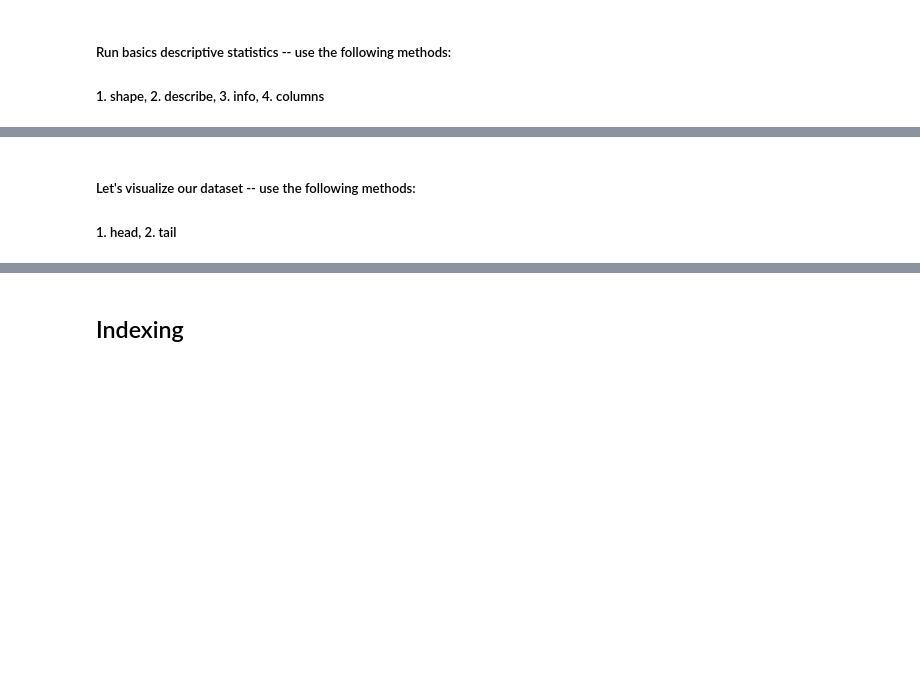
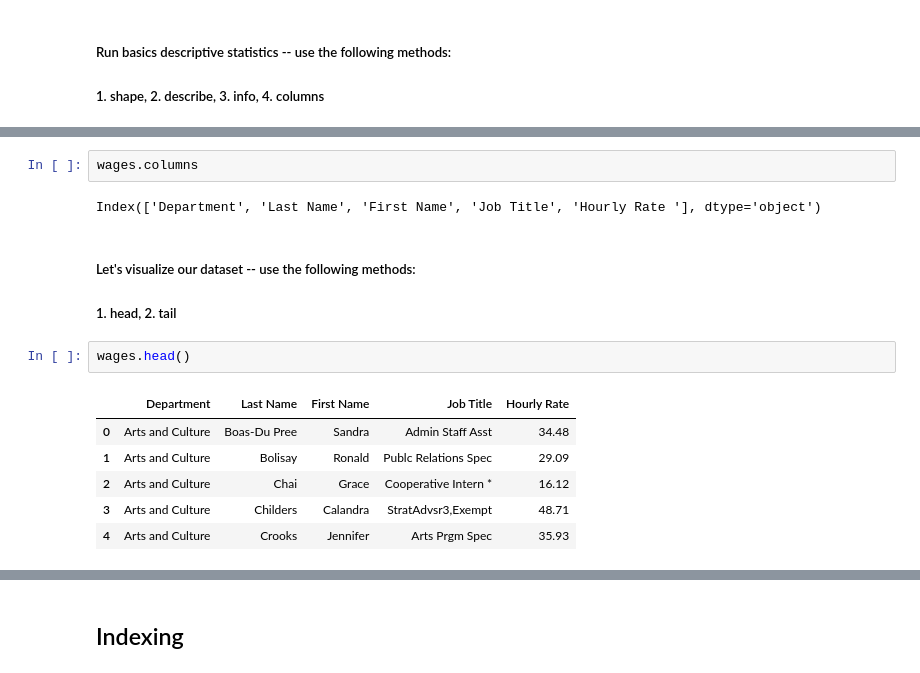
Before and after one commit to shaarika/UW_workshop, a Jupyter notebook: Day II/Seattle_Wages_Demo.ipynb, the cells around one changed output, grey strips where cells are left out. Saved outputs shown, nothing was run; the diff lists cells and outputs as text; blank space fills up the shorter version.

```diff
--- a/Day II/Seattle_Wages_Demo.ipynb
+++ b/Day II/Seattle_Wages_Demo.ipynb
@@ -17,3 +50,16 @@
+# %%
+wages.columns
+# %% [output]
+Index(['Department', 'Last Name', 'First Name', 'Job Title', 'Hourly Rate '], dtype='object')
 # %% [markdown]
 ##### Let's visualize our dataset -- use the following methods:
 ##### 1. head, 2. tail
+# %%
+wages.head()
+# %% [output]
+|  | Department | Last Name | First Name | Job Title | Hourly Rate |
+| 0 | Arts and Culture | Boas-Du Pree | Sandra | Admin Staff Asst | 34.48 |
+| 1 | Arts and Culture | Bolisay | Ronald | Publc Relations Spec | 29.09 |
+| 2 | Arts and Culture | Chai | Grace | Cooperative Intern * | 16.12 |
+| 3 | Arts and Culture | Childers | Calandra | StratAdvsr3,Exempt | 48.71 |
+| 4 | Arts and Culture | Crooks | Jennifer | Arts Prgm Spec | 35.93 |
```
Also changed, not shown: parts of 23 cells of this notebook.
